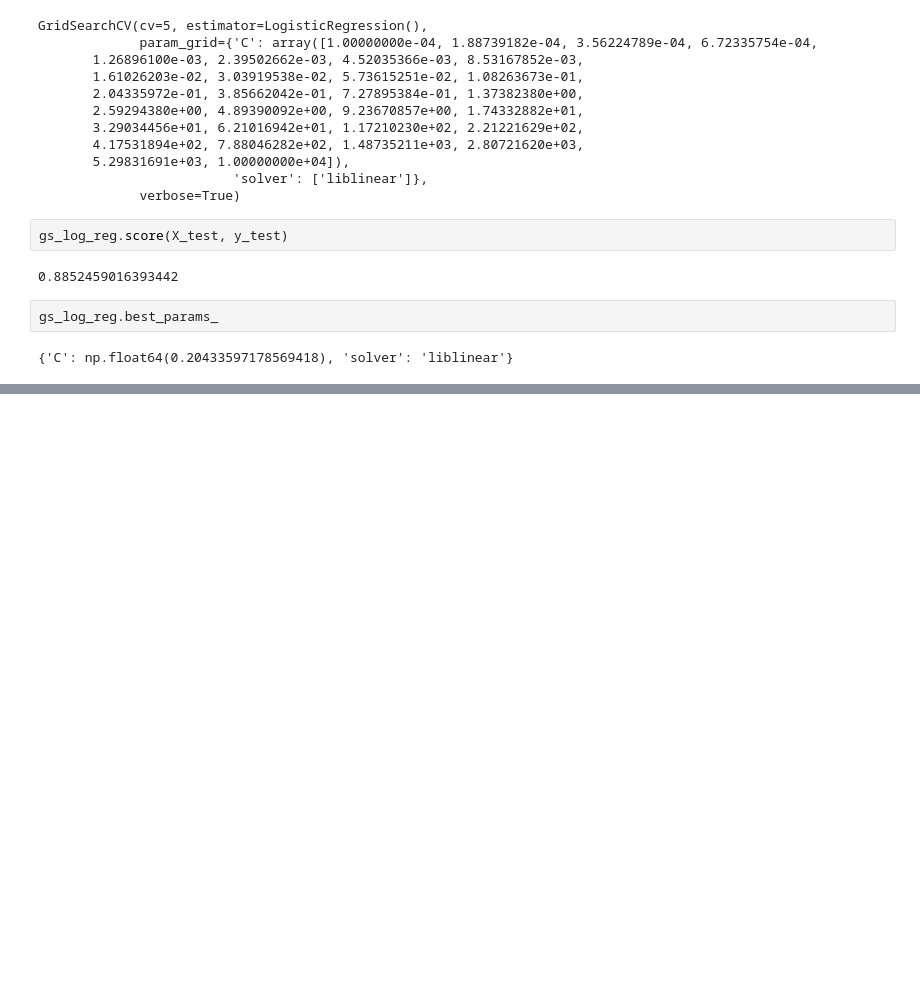
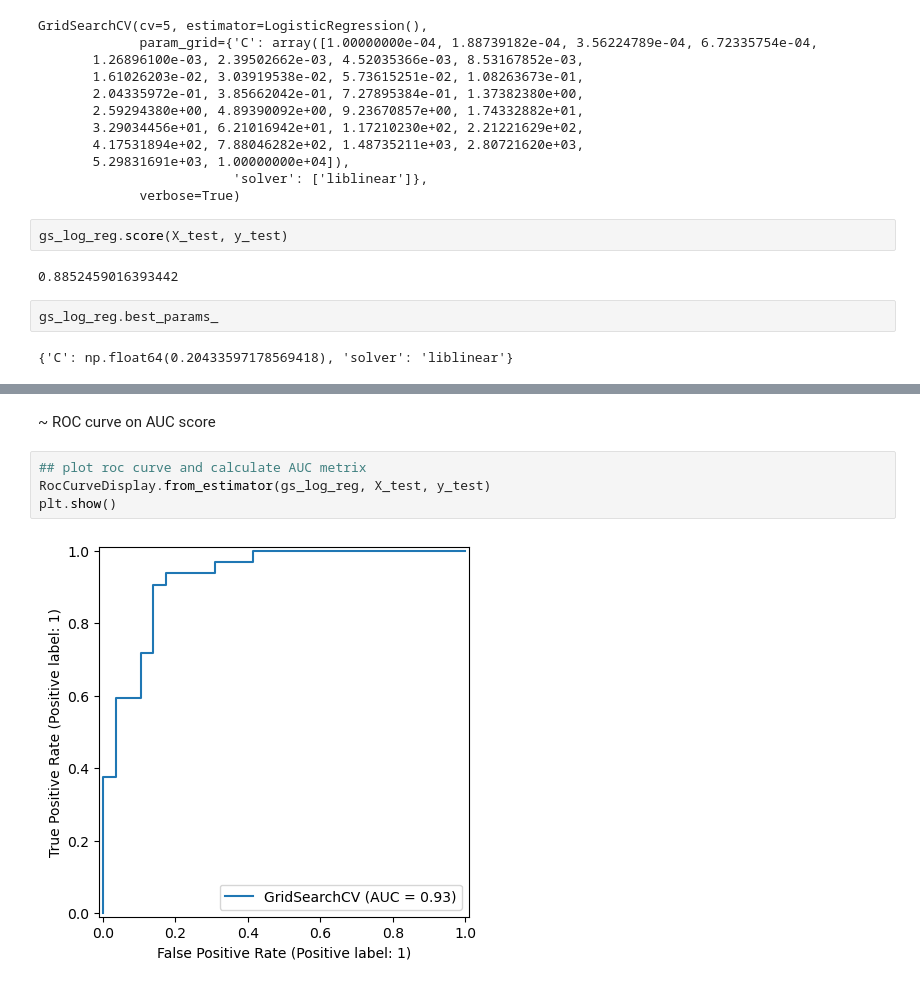
Before and after one commit to MihirPatel5/Heart-Disease-prediction-, a Jupyter notebook: Hosiptal-ml-report.ipynb, the cells around one changed output, grey strips where cells are left out. Cells and saved outputs as stored; diff of their text form; blank space fills up the shorter version.

```diff
--- a/Hosiptal-ml-report.ipynb
+++ b/Hosiptal-ml-report.ipynb
@@ -520,0 +545,8 @@ gs_log_reg.best_params_
+# %% [markdown]
+~ ROC curve on AUC score
+# %%
+## plot roc curve and calculate AUC metrix
+RocCurveDisplay.from_estimator(gs_log_reg, X_test, y_test)
+plt.show()
+# %% [output]
+[figure, added]
```
Also changed, not shown: parts of 25 cells of this notebook.
